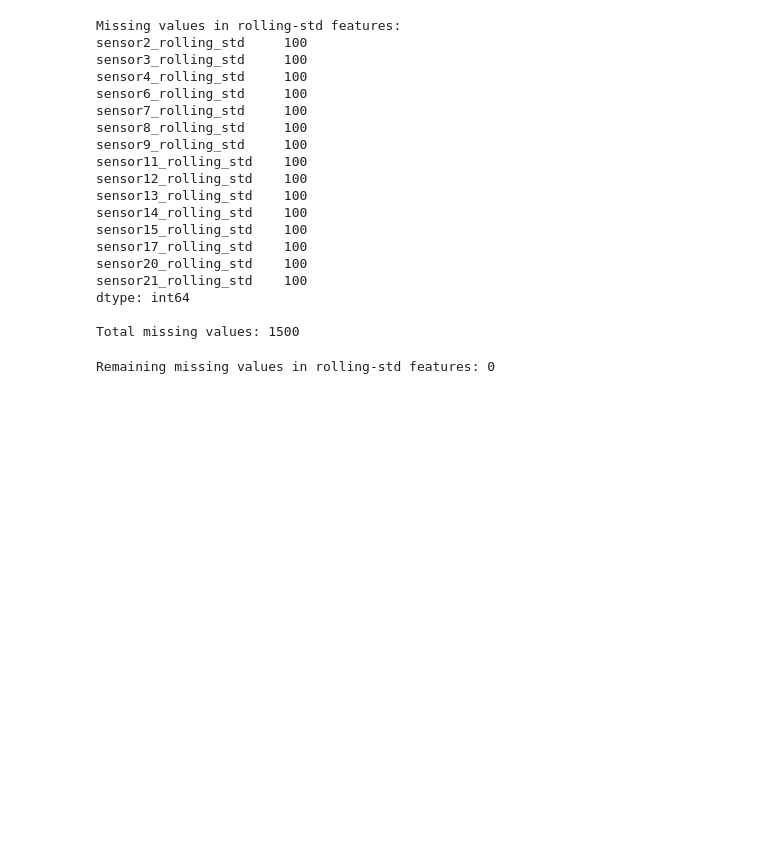
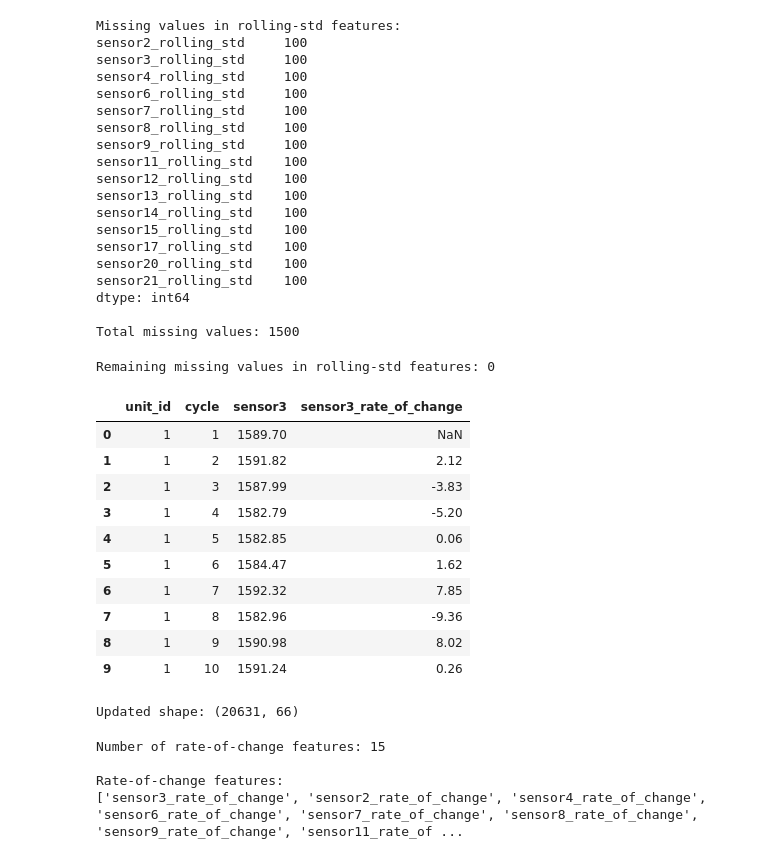
Before and after one commit to Susenther/Predictive_maintenance_RUL_prediction, a Jupyter notebook: notebooks/Predictive_Maintenance_RUL.ipynb, the cells around one changed output. Cells and saved outputs as stored; diff of their text form; code cells hidden in the pictures; blank space fills up the shorter version.

Commit message:
Add sensor rate-of-change features

```diff
--- a/notebooks/Predictive_Maintenance_RUL.ipynb
+++ b/notebooks/Predictive_Maintenance_RUL.ipynb
@@ -667,3 +667,27 @@ print(
 )
 # %% [output]
 Remaining missing values in rolling-std features: 0
+# %%
+# Calculate the cycle-to-cycle change for sensor3
+
+train_processed["sensor3_rate_of_change"] = (
+    train_processed
+    .groupby("unit_id")["sensor3"]
+    .diff()
+)
+
+train_processed[
+    ["unit_id", "cycle", "sensor3", "sensor3_rate_of_change"]
+].head(10)
+# %% [output]
+|  | unit_id | cycle | sensor3 | sensor3_rate_of_change |
+| 0 | 1 | 1 | 1589.70 | NaN |
+| 1 | 1 | 2 | 1591.82 | 2.12 |
+| 2 | 1 | 3 | 1587.99 | -3.83 |
+| 3 | 1 | 4 | 1582.79 | -5.20 |
+| 4 | 1 | 5 | 1582.85 | 0.06 |
+| 5 | 1 | 6 | 1584.47 | 1.62 |
+| 6 | 1 | 7 | 1592.32 | 7.85 |
+| 7 | 1 | 8 | 1582.96 | -9.36 |
+| 8 | 1 | 9 | 1590.98 | 8.02 |
+| 9 | 1 | 10 | 1591.24 | 0.26 |
@@ -669,0 +708,27 @@ Remaining missing values in rolling-std features: 0
+# %%
+# Generate rate-of-change features for all varying sensors
+
+train_processed = add_rate_of_change_features(
+    train_processed,
+    sensor_columns
+)
+
+print("Updated shape:", train_processed.shape)
+# %% [output]
+Updated shape: (20631, 66)
+# %%
+# Verify all rate-of-change features
+
+rate_of_change_columns = [
+    col for col in train_processed.columns
+    if col.endswith("_rate_of_change")
+]
+
+print("Number of rate-of-change features:", len(rate_of_change_columns))
+print("\nRate-of-change features:")
+print(rate_of_change_columns)
+# %% [output]
+Number of rate-of-change features: 15
+
+Rate-of-change features:
+['sensor3_rate_of_change', 'sensor2_rate_of_change', 'sensor4_rate_of_change', 'sensor6_rate_of_change', 'sensor7_rate_of_change', 'sensor8_rate_of_change', 'sensor9_rate_of_change', 'sensor11_rate_of ...
```
Also changed, not shown: parts of 4 cells of this notebook.
